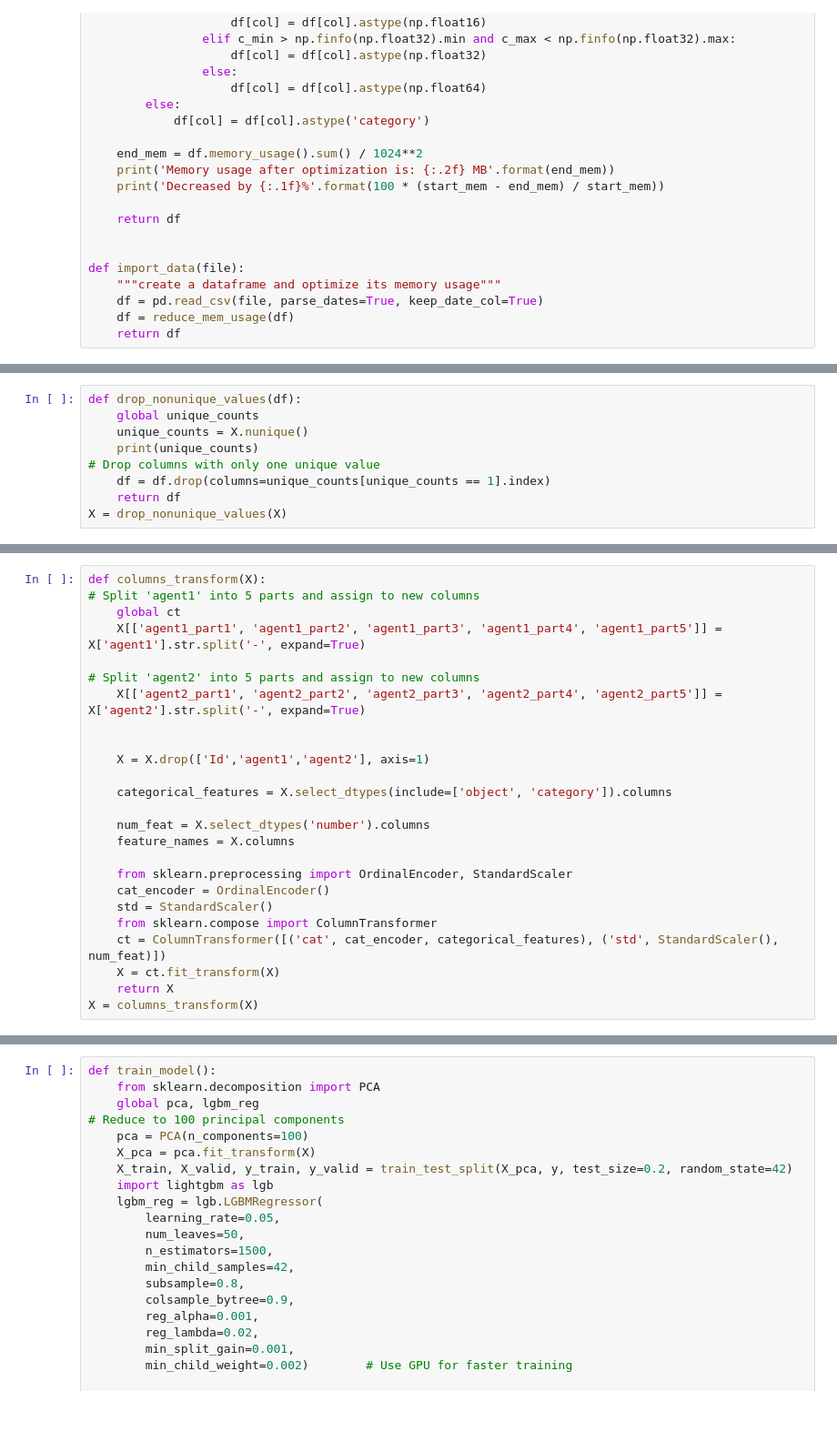
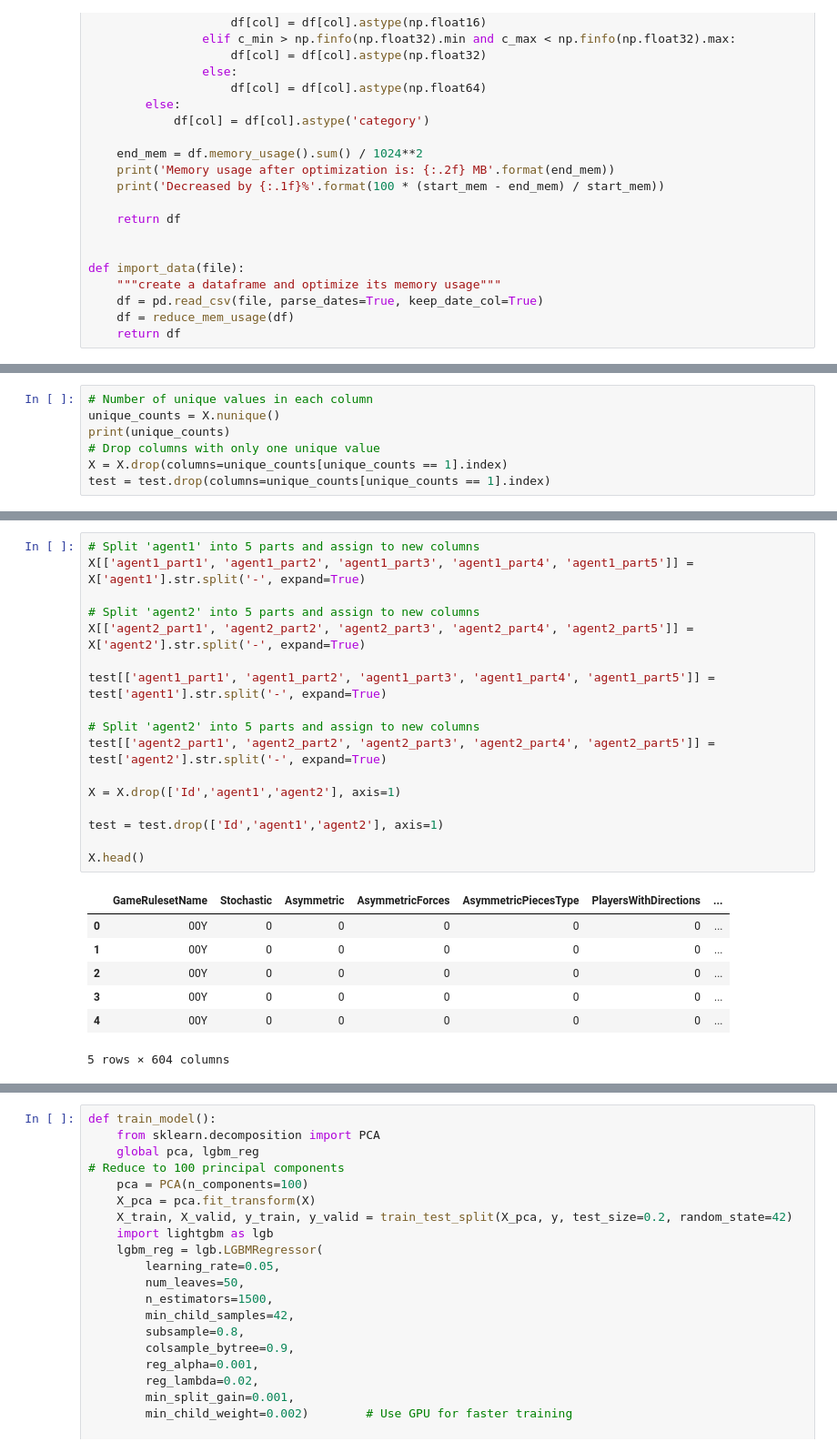
Before and after one commit to wilcockhue/Game-Variants, a Jupyter notebook: notebook520c97851c.ipynb, the cells around one changed output, grey strips where cells are left out. Shown at 91% size. Saved outputs shown, nothing was run; the diff lists cells and outputs as text; blank space fills up the shorter version.

```diff
--- a/notebook520c97851c.ipynb
+++ b/notebook520c97851c.ipynb
@@ -103,9 +119,7 @@ UnboundLocalError: local variable 'X' referenced before assignment
 # %%
-def drop_nonunique_values(df):
-    global unique_counts
-    unique_counts = X.nunique()
-    print(unique_counts)
+# Number of unique values in each column
+unique_counts = X.nunique()
+print(unique_counts)
 # Drop columns with only one unique value
-    df = df.drop(columns=unique_counts[unique_counts == 1].index)
-    return df
-X = drop_nonunique_values(X)
+X = X.drop(columns=unique_counts[unique_counts == 1].index)
+test = test.drop(columns=unique_counts[unique_counts == 1].index)
@@ -112,25 +139,25 @@ X = drop_nonunique_values(X)
 # %%
-def columns_transform(X):
 # Split 'agent1' into 5 parts and assign to new columns
-    global ct
-    X[['agent1_part1', 'agent1_part2', 'agent1_part3', 'agent1_part4', 'agent1_part5']] = X['agent1'].str.split('-', expand=True)
+X[['agent1_part1', 'agent1_part2', 'agent1_part3', 'agent1_part4', 'agent1_part5']] = X['agent1'].str.split('-', expand=True)
 
 # Split 'agent2' into 5 parts and assign to new columns
-    X[['agent2_part1', 'agent2_part2', 'agent2_part3', 'agent2_part4', 'agent2_part5']] = X['agent2'].str.split('-', expand=True)
+X[['agent2_part1', 'agent2_part2', 'agent2_part3', 'agent2_part4', 'agent2_part5']] = X['agent2'].str.split('-', expand=True)
 
+test[['agent1_part1', 'agent1_part2', 'agent1_part3', 'agent1_part4', 'agent1_part5']] = test['agent1'].str.split('-', expand=True)
 
-    X = X.drop(['Id','agent1','agent2'], axis=1)
+# Split 'agent2' into 5 parts and assign to new columns
+test[['agent2_part1', 'agent2_part2', 'agent2_part3', 'agent2_part4', 'agent2_part5']] = test['agent2'].str.split('-', expand=True)
 
-    categorical_features = X.select_dtypes(include=['object', 'category']).columns
+X = X.drop(['Id','agent1','agent2'], axis=1)
 
-    num_feat = X.select_dtypes('number').columns
-    feature_names = X.columns
+test = test.drop(['Id','agent1','agent2'], axis=1)
 
-    from sklearn.preprocessing import OrdinalEncoder, StandardScaler
-    cat_encoder = OrdinalEncoder()
-    std = StandardScaler()
-    from sklearn.compose import ColumnTransformer
-    ct = ColumnTransformer([('cat', cat_encoder, categorical_features), ('std', StandardScaler(), num_feat)])
-    X = ct.fit_transform(X)
-    return X
-X = columns_transform(X)
+X.head()
+# %% [output]
+|  | GameRulesetName | Stochastic | Asymmetric | AsymmetricForces | AsymmetricPiecesType | PlayersWithDirections | ... |
+| 0 | 00Y | 0 | 0 | 0 | 0 | 0 | ... |
+| 1 | 00Y | 0 | 0 | 0 | 0 | 0 | ... |
+| 2 | 00Y | 0 | 0 | 0 | 0 | 0 | ... |
+| 3 | 00Y | 0 | 0 | 0 | 0 | 0 | ... |
+| 4 | 00Y | 0 | 0 | 0 | 0 | 0 | ... |
+5 rows × 604 columns
```
Also changed, not shown: parts of 28 cells of this notebook.
